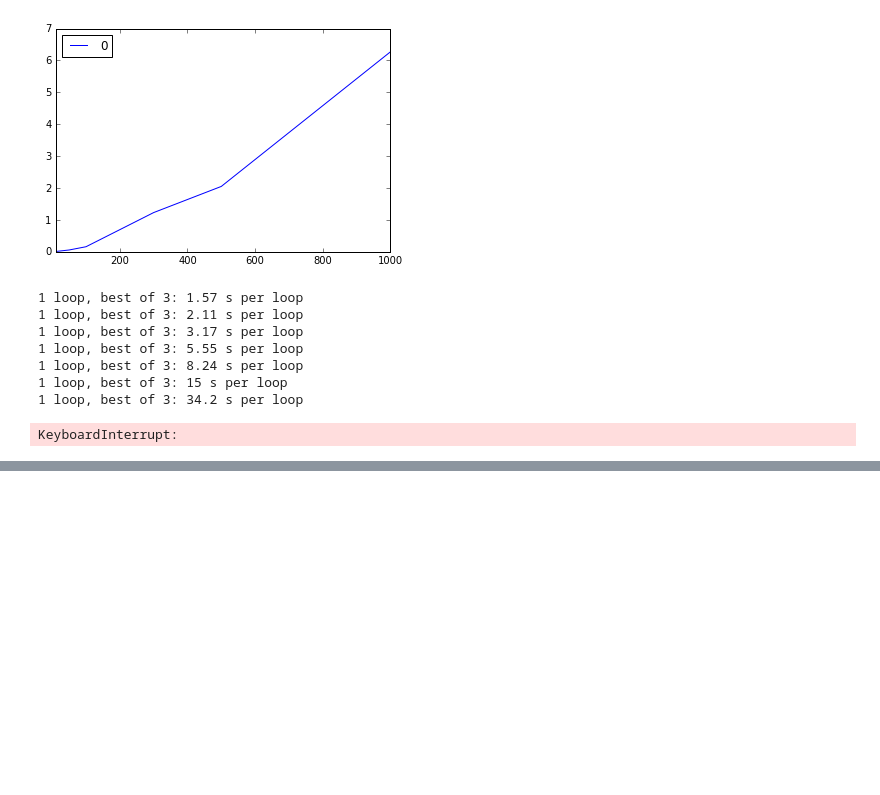
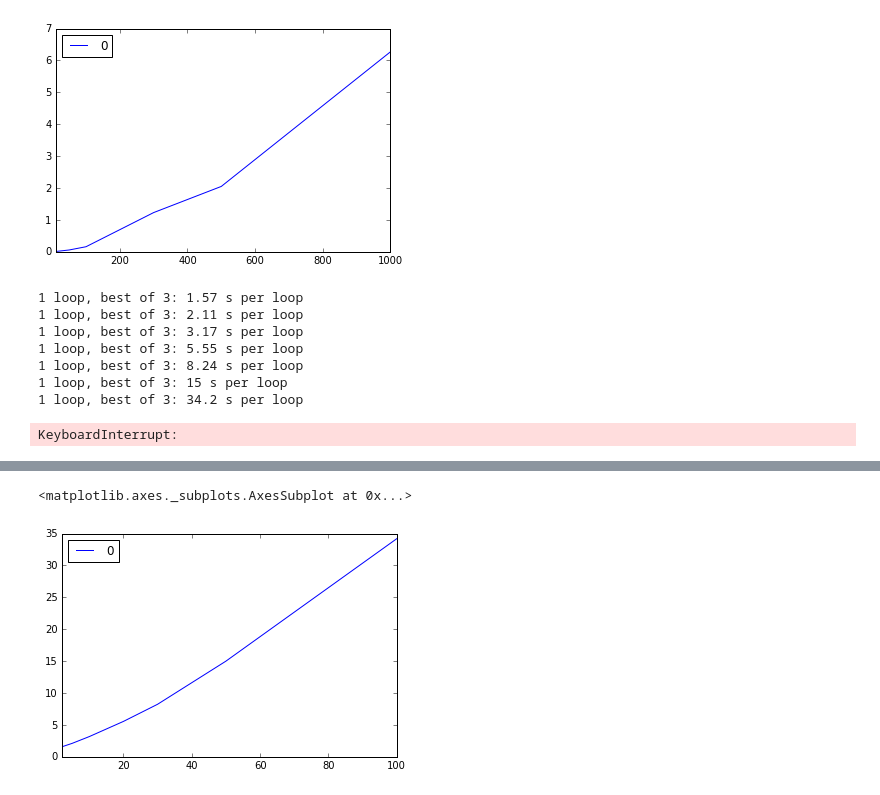
Before and after one commit to kevinsung/generalized-assignment, a Jupyter notebook: GA.ipynb, the cells around one changed output, grey strips where cells are left out. Saved outputs shown, nothing was run; the diff lists cells and outputs as text; code cells hidden in the pictures; blank space fills up the shorter version.

Commit message:
add last plot

```diff
--- a/GA.ipynb
+++ b/GA.ipynb
@@ -538,0 +553,8 @@ KeyboardInterrupt:
+# %%
+dic={2:1.57,5:2.11,10:3.17,20:5.55,30:8.24,50:15,100:34.2}
+df = pd.DataFrame.from_dict(dic,orient='index')
+df.sort(0,inplace=1)
+df.plot()
+# %% [output]
+<matplotlib.axes._subplots.AxesSubplot at 0x...>
+[figure, added]
```
Also changed, not shown: parts of 1 cell of this notebook.
